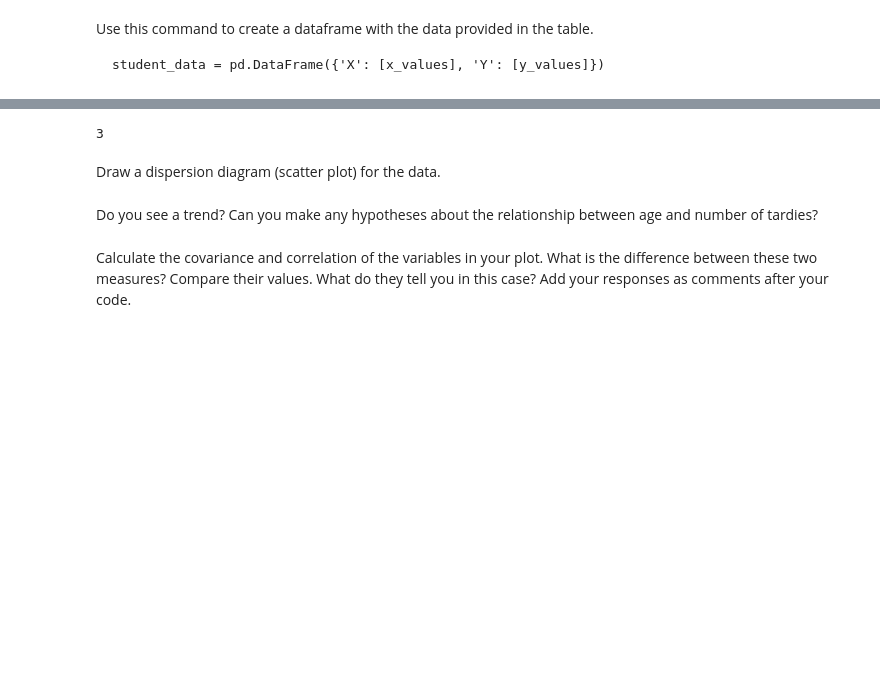
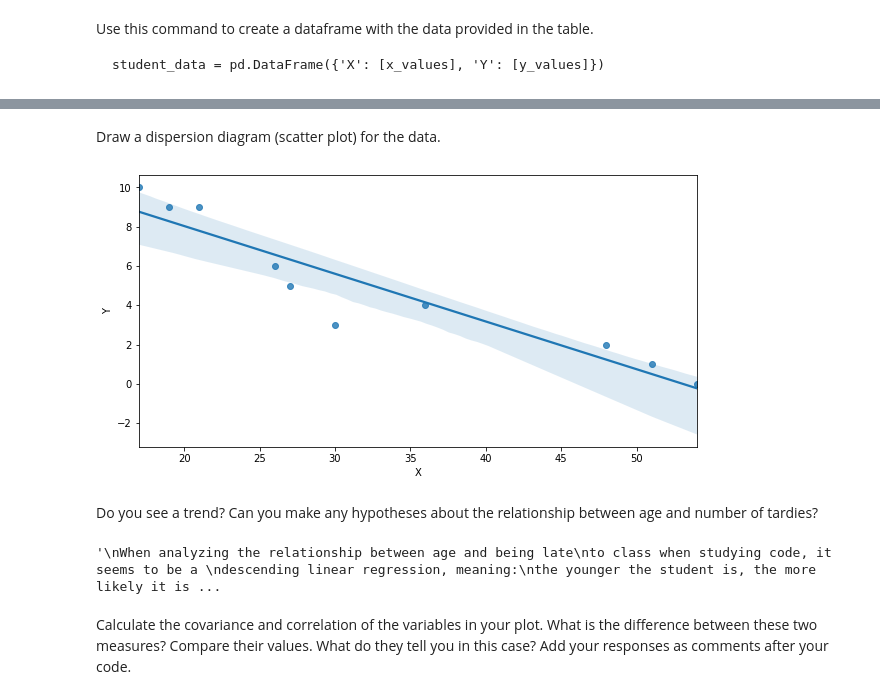
Before and after one commit to Ironhack-Data-Madrid-Enero-2021/lab-regression-analysis, a Jupyter notebook: your-code.ipynb, the cells around one changed output, grey strips where cells are left out. Cells and saved outputs as stored; diff of their text form; code cells hidden in the pictures; blank space fills up the shorter version.

```diff
--- a/your-code.ipynb
+++ b/your-code.ipynb
@@ -80,7 +52,0 @@ sklearn.linear_model._base.LinearRegression
-# %%
-x=1
-y=2
-z=x+y
-z
-# %% [output]
-3
@@ -87,10 +55,31 @@ z
+# %%
+student_data = pd.DataFrame(
+    {'X': [17, 51, 27, 21,36,48,19,26,54,30],
+     'Y': [10, 1, 5, 9, 4, 2, 9, 6, 0, 3]
+    })
 # %% [markdown]
 Draw a dispersion diagram (scatter plot) for the data.
 # %%
 # Your code here.
+# %%
+plt.figure(figsize = (10,5))
+sns.regplot(x="X",
+            y="Y",data= student_data);
+# %% [output]
+[figure, added]
 # %% [markdown]
 Do you see a trend? Can you make any hypotheses about the relationship between age and number of tardies?
 # %%
 # Your response here.
+# %%
+"""
+When analyzing the relationship between age and being late
+to class when studying code, it seems to be a
+descending linear regression, meaning:
+the younger the student is, the more likely it is
+for her/him to be late for class.
+"""
+# %% [output]
+'\nWhen analyzing the relationship between age and being late\nto class when studying code, it seems to be a \ndescending linear regression, meaning:\nthe younger the student is, the more likely it is ...
 # %% [markdown]
 Calculate the covariance and correlation of the variables in your plot. What is the difference between these two measures? Compare their values. What do they tell you in this case? Add your responses as comments after your code.
```
Also changed, not shown: parts of 16 cells of this notebook.
